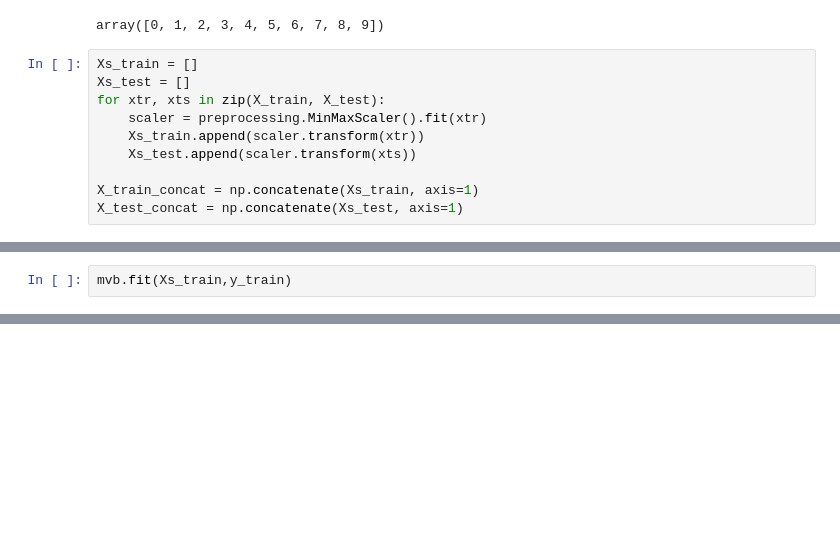
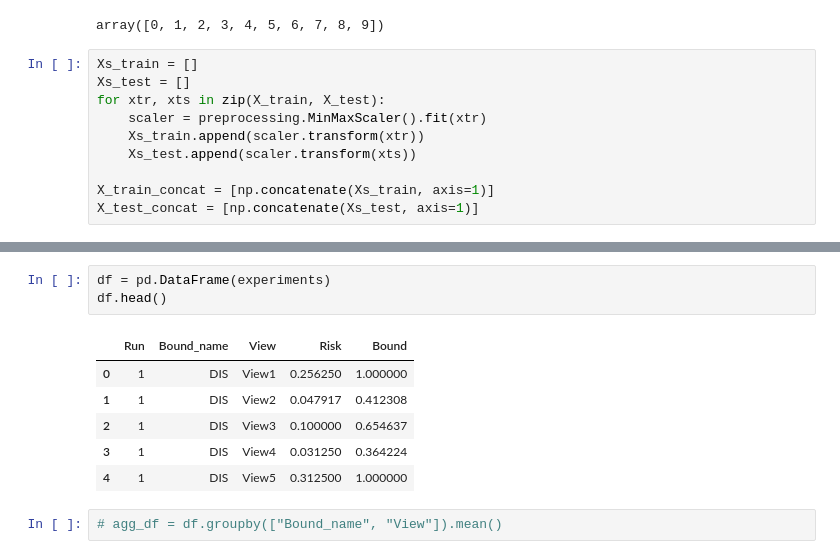
Before and after one commit to adidi24/Multi-View-Majority-Vote-Learning-Algorithms-Direct-Minimization-of-PAC-Bayesian-Bounds, a Jupyter notebook: empirical-evaluation-jupyter.ipynb, the cells around one changed output, grey strips where cells are left out. Drawn from its saved outputs; the diff is of its cells as text; blank space fills up the shorter version.

```diff
--- a/empirical-evaluation-jupyter.ipynb
+++ b/empirical-evaluation-jupyter.ipynb
@@ -57,5 +58,5 @@ for xtr, xts in zip(X_train, X_test):
     Xs_train.append(scaler.transform(xtr))
     Xs_test.append(scaler.transform(xts))
 
-X_train_concat = np.concatenate(Xs_train, axis=1)
-X_test_concat = np.concatenate(Xs_test, axis=1)
+X_train_concat = [np.concatenate(Xs_train, axis=1)]
+X_test_concat = [np.concatenate(Xs_test, axis=1)]
@@ -68,2 +62,0 @@ mvb = MultiViewBoundsDeepNeuralDecisionForests(nb_estimators=3,
-# %%
-mvb.fit(Xs_train,y_train)
@@ -151,0 +165,12 @@ tensor([0.1537, 0.1496, 0.1604, 0.2218, 0.1695, 0.1449])
+# %%
+df = pd.DataFrame(experiments)
+df.head()
+# %% [output]
+|  | Run | Bound_name | View | Risk | Bound |
+| 0 | 1 | DIS | View1 | 0.256250 | 1.000000 |
+| 1 | 1 | DIS | View2 | 0.047917 | 0.412308 |
+| 2 | 1 | DIS | View3 | 0.100000 | 0.654637 |
+| 3 | 1 | DIS | View4 | 0.031250 | 0.364224 |
+| 4 | 1 | DIS | View5 | 0.312500 | 1.000000 |
+# %%
+# agg_df = df.groupby(["Bound_name", "View"]).mean()
```
Also changed, not shown: parts of 14 cells of this notebook, 4 other files.
